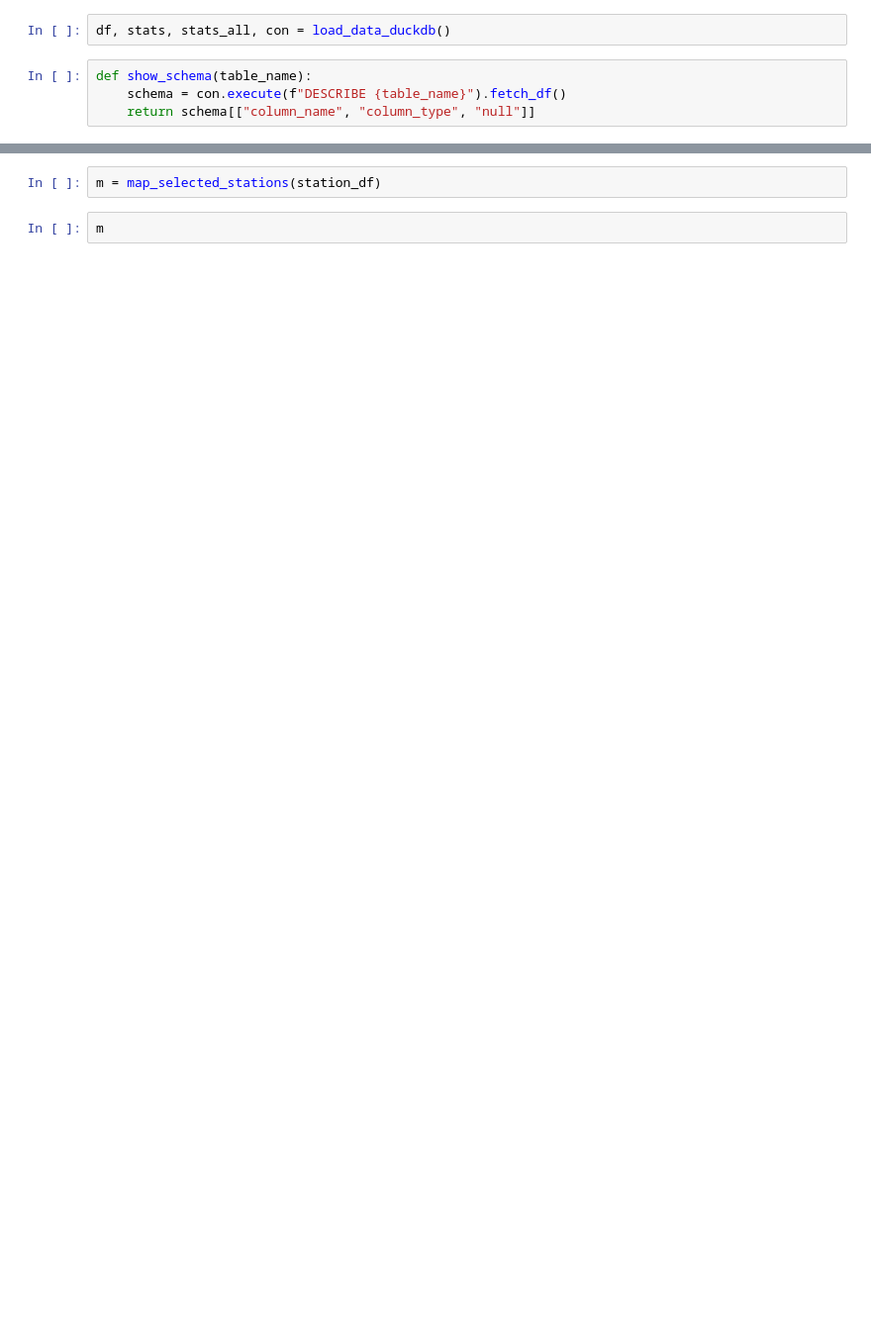
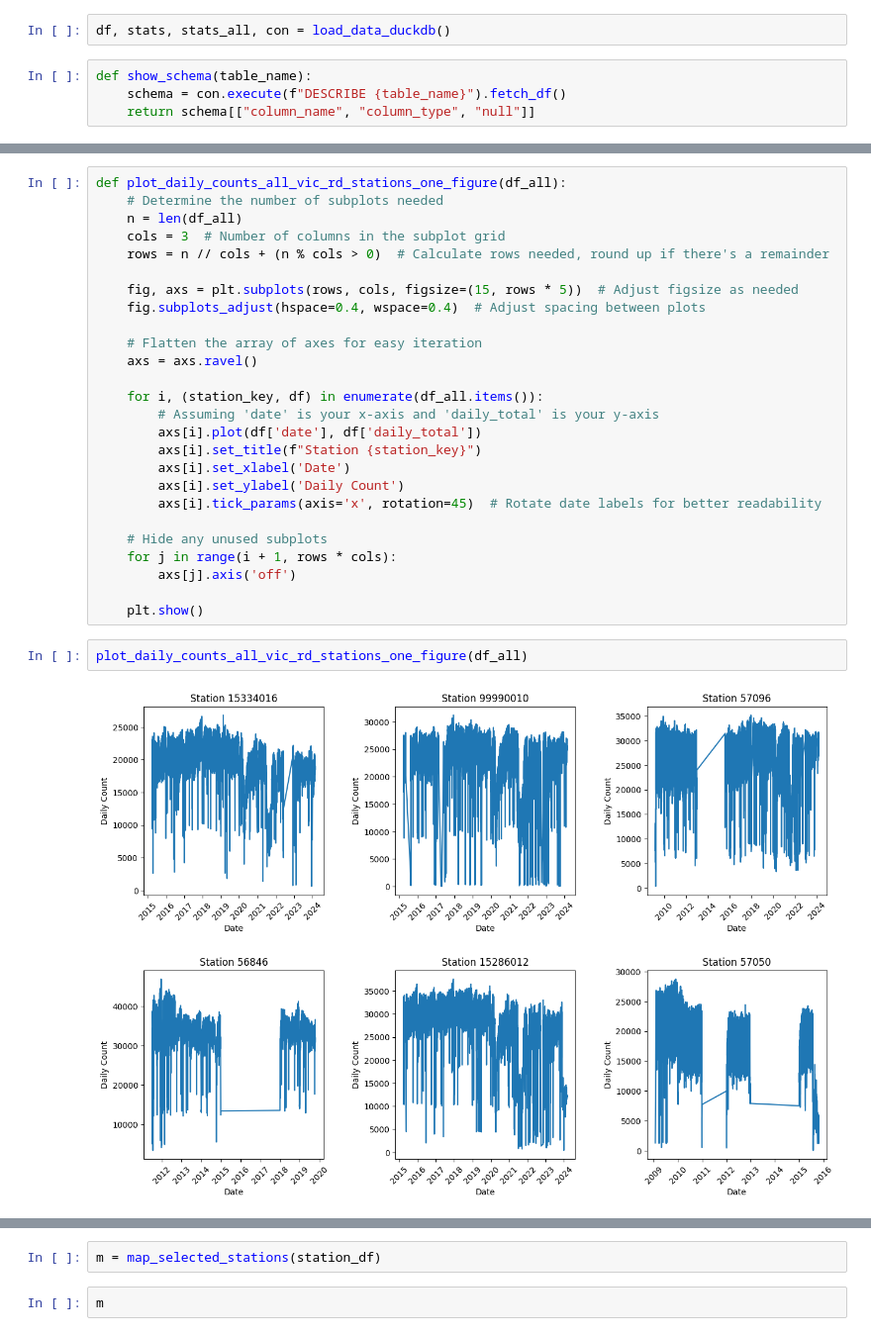
Before and after one commit to DataBooth/victoria-road, a Jupyter notebook: notebooks/initial_explore.ipynb, the cells around one changed output, grey strips where cells are left out. Shown at 99% size. Drawn from its saved outputs; the diff is of its cells as text; blank space fills up the shorter version.

```diff
--- a/notebooks/initial_explore.ipynb
+++ b/notebooks/initial_explore.ipynb
@@ -201,2 +241,32 @@ station_key_no_data
+# %%
+def plot_daily_counts_all_vic_rd_stations_one_figure(df_all):
+    # Determine the number of subplots needed
+    n = len(df_all)
+    cols = 3  # Number of columns in the subplot grid
+    rows = n // cols + (n % cols > 0)  # Calculate rows needed, round up if there's a remainder
+
+    fig, axs = plt.subplots(rows, cols, figsize=(15, rows * 5))  # Adjust figsize as needed
+    fig.subplots_adjust(hspace=0.4, wspace=0.4)  # Adjust spacing between plots
+
+    # Flatten the array of axes for easy iteration
+    axs = axs.ravel()
+
+    for i, (station_key, df) in enumerate(df_all.items()):
+        # Assuming 'date' is your x-axis and 'daily_total' is your y-axis
+        axs[i].plot(df['date'], df['daily_total'])
+        axs[i].set_title(f"Station {station_key}")
+        axs[i].set_xlabel('Date')
+        axs[i].set_ylabel('Daily Count')
+        axs[i].tick_params(axis='x', rotation=45)  # Rotate date labels for better readability
+
+    # Hide any unused subplots
+    for j in range(i + 1, rows * cols):
+        axs[j].axis('off')
+
+    plt.show()
+# %%
+plot_daily_counts_all_vic_rd_stations_one_figure(df_all)
+# %% [output]
+[figure, added]
 # %%
 len(df_all)
```
Also changed, not shown: parts of 24 cells of this notebook.
